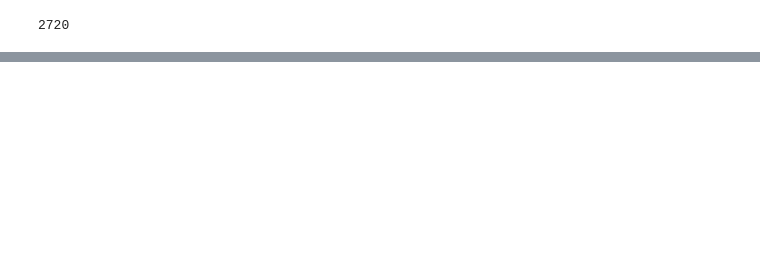
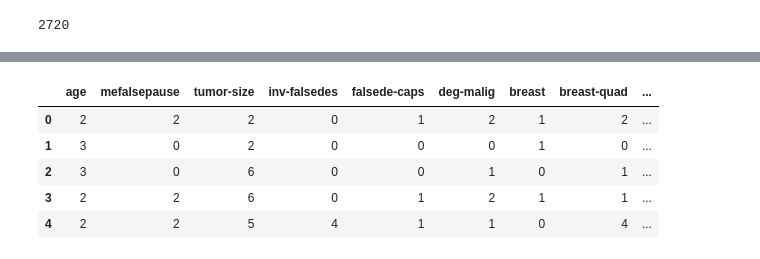
Before and after one commit to LuluatulMaknunah21-048/Pendata, a Jupyter notebook: 21_048_UTS_PENDATAipynb.ipynb, the cells around one changed output, grey strips where cells are left out. Drawn from its saved outputs; the diff is of its cells as text; code cells hidden in the pictures; blank space fills up the shorter version.

```diff
--- a/21_048_UTS_PENDATAipynb.ipynb
+++ b/21_048_UTS_PENDATAipynb.ipynb
@@ -86,6 +80,0 @@ from sklearn.model_selection import train_test_split
-# %%
-col_names = ['age', 'mefalsepause', 'tumor-size', 'inv-falsedes', 'falsede-caps', 'deg-malig', 'breast', 'breast-quad', 'irradiat', 'class']
-
-dataset.columns = col_names
-
-dataset.columns
@@ -281,0 +91,13 @@ Model accuracy score: 0.6220
+# %%
+from sklearn.preprocessing import LabelEncoder
+le = LabelEncoder()
+dataset = dataset.apply(le.fit_transform)
+# %%
+dataset.head()
+# %% [output]
+|  | age | mefalsepause | tumor-size | inv-falsedes | falsede-caps | deg-malig | breast | breast-quad | ... |
+| 0 | 2 | 2 | 2 | 0 | 1 | 2 | 1 | 2 | ... |
+| 1 | 3 | 0 | 2 | 0 | 0 | 0 | 1 | 0 | ... |
+| 2 | 3 | 0 | 6 | 0 | 0 | 1 | 0 | 1 | ... |
+| 3 | 2 | 2 | 6 | 0 | 1 | 2 | 1 | 1 | ... |
+| 4 | 2 | 2 | 5 | 4 | 1 | 1 | 0 | 4 | ... |
```
Also changed, not shown: parts of 55 cells of this notebook.
